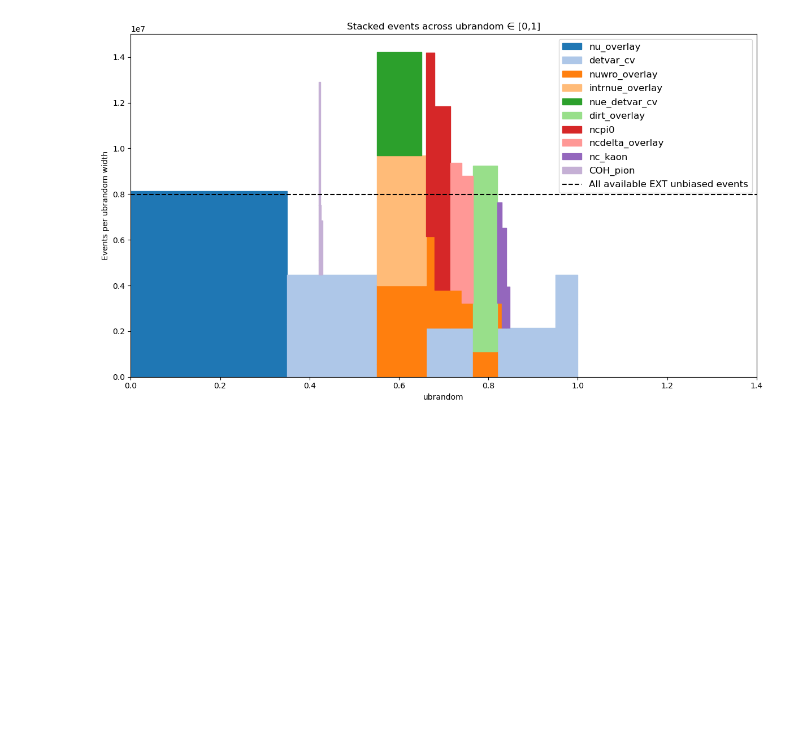
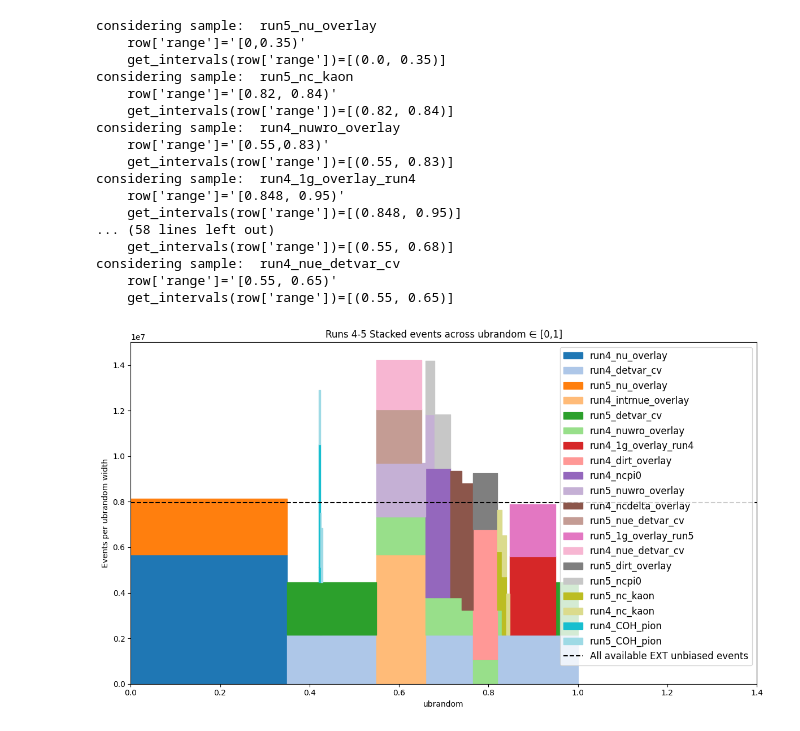
Before and after one commit to leehagaman/uboone_ngem, a Jupyter notebook: ipynb_notebooks/ub_random_extunbiased_checks.ipynb, the cells around one changed output. Saved outputs shown, nothing was run; the diff lists cells and outputs as text; code cells hidden in the pictures; blank space fills up the shorter version.

```diff
--- a/ipynb_notebooks/ub_random_extunbiased_checks.ipynb
+++ b/ipynb_notebooks/ub_random_extunbiased_checks.ipynb
@@ -95,7 +106,17 @@ for i in range(len(filenames)):
         print("not explicitly handled: ", filenames[i])
         filetype = filenames[i]
     range_str = random_range_strs[i]
-    unique_filetype_range_tups.add((filetype, range_str))
+
+    if "run4" in filenames[i]:
+        run = 4
+    elif "run5" in filenames[i]:
+        run = 5
+    else:
+        raise ValueError("invalid run number: ", filenames[i])
+
+    run_filetype = f"run{str(run)}_{filetype}"
+
+    unique_filetype_range_tups.add((run_filetype, range_str))
 
 for tup in unique_filetype_range_tups:
     print(tup)
@@ -120,5 +141,4 @@ starting with  prod_extunbiased_swizzle_crt_inclusive_v8_goodruns_mcc9_run5_COH_
 # %%
-
 combined_filenames = []
 combined_event_nums = []
 combined_random_range_strs = []
@@ -147,10 +167,23 @@ for filetype_range_tup in unique_filetype_range_tups:
             print("not explicitly handled: ", filenames[i])
             filetype = filenames[i]
 
-        if filetype == filetype_range_tup[0] and random_range_strs[i] == filetype_range_tup[1]:
+        if "run4" in filenames[i]:
+            run = 4
+        elif "run5" in filenames[i]:
+            run = 5
+        else:
+            raise ValueError("invalid run number: ", filenames[i])
+
+        run_filetype = f"run{str(run)}_{filetype}"
+
+        if run_filetype == filetype_range_tup[0] and random_range_strs[i] == filetype_range_tup[1]:
             print("        adding ", event_nums[i])
             num_events += int(event_nums[i])
             continue
 
     combined_event_nums.append(num_events)
+
+print(f"{combined_filenames=}")
+print(f"{combined_event_nums=}")
+print(f"{combined_random_range_strs=}")
 # %% [output]
@@ -229,8 +262,14 @@ split_points = np.array(split_points)
 # --- Expand each line into sub-intervals ---
 expanded = []
 for _, row in df.iterrows():
+
+    print("considering sample: ", row["sample"])
+    print(f"    {row['range']=}")
+    print(f"    {get_intervals(row['range'])=}")
+
     intervals = get_intervals(row["range"])
     if not intervals:
+        print("no intervals found for sample: ", row["sample"])
         continue
 
     # total width of all intervals for proportional distribution
@@ -259,45 +298,55 @@ for _, row in df.iterrows():
 
 df2 = pd.DataFrame(expanded)
 
-# --- Prepare for plotting ---
 samples = df2["sample"].unique()
 
 samples = sorted(samples, key=lambda x: df2[df2["sample"]==x]["events"].sum(), reverse=True)
 
 colors = plt.cm.tab20.colors
 
 fig, ax = plt.subplots(figsize=(12,7))
-
-# Initialize bottom for stacking
 bottoms = np.zeros(len(split_points)-1)
 already_labeled_sample_names = []
-
 for i, sample in enumerate(samples):
     sample_intervals = df2[df2["sample"]==sample]
     for _, row in sample_intervals.iterrows():
         idx = np.where(split_points[:-1] == row["start"])[0][0]
         event_per_width = row["events"] / (row["end"] - row["start"])
         ax.fill_between(
             [row["start"], row["end"]],
             bottoms[idx:idx+1],
             bottoms[idx:idx+1] + event_per_width,
             step="post",
             color=colors[i % len(colors)],
             label=sample if sample not in already_labeled_sample_names else None
         )
         bottoms[idx:idx+1] += event_per_width
         already_labeled_sample_names.append(sample)
-
-
-ax.axhline(y=573419+1841799+1086278+2152781+2317232, color='black', linestyle='--', label="All available EXT unbiased events")
-
+ax.axhline(y=num_run4_ext_unbiased_events + num_run5_ext_unbiased_events, color='black', linestyle='--', label="All available EXT unbiased events")
 ax.set_xlim(0,1.4)
 ax.set_ylim(0, 1.5e7)
 ax.set_xlabel("ubrandom")
 ax.set_ylabel("Events per ubrandom width")
-ax.set_title("Stacked events across ubrandom ∈ [0,1]")
+ax.set_title("Runs 4-5 Stacked events across ubrandom ∈ [0,1]")
 ax.legend(loc="upper right", fontsize=12)
 plt.tight_layout()
 plt.show()
 # %% [output]
+considering sample:  run5_nu_overlay
+    row['range']='[0,0.35)'
+    get_intervals(row['range'])=[(0.0, 0.35)]
+considering sample:  run5_nc_kaon
+    row['range']='[0.82, 0.84)'
+    get_intervals(row['range'])=[(0.82, 0.84)]
+considering sample:  run4_nuwro_overlay
+    row['range']='[0.55,0.83)'
+    get_intervals(row['range'])=[(0.55, 0.83)]
+considering sample:  run4_1g_overlay_run4
+    row['range']='[0.848, 0.95)'
+    get_intervals(row['range'])=[(0.848, 0.95)]
+... (58 lines left out)
+    get_intervals(row['range'])=[(0.55, 0.68)]
+considering sample:  run4_nue_detvar_cv
+    row['range']='[0.55, 0.65)'
+    get_intervals(row['range'])=[(0.55, 0.65)]
-[figure, old version]
+[figure, new version]
```
Also changed, not shown: parts of 7 cells of this notebook.
